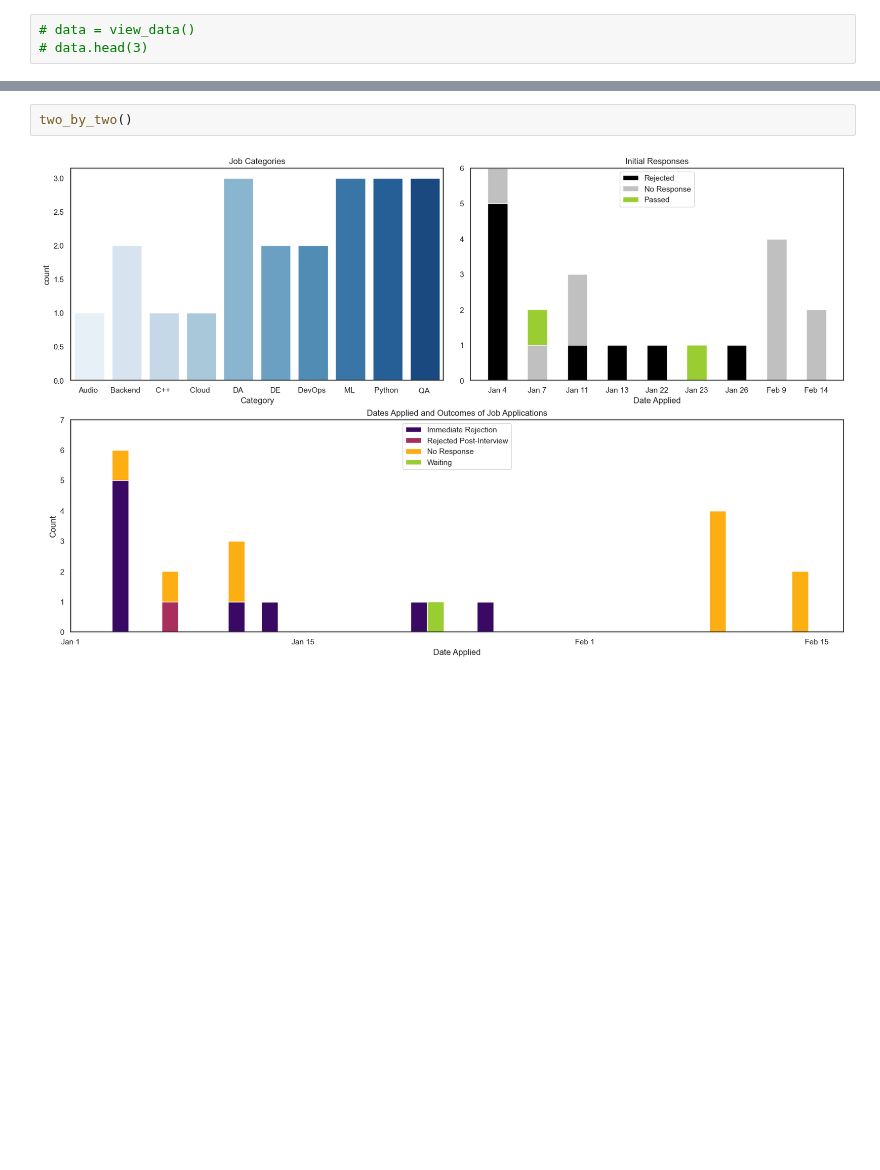
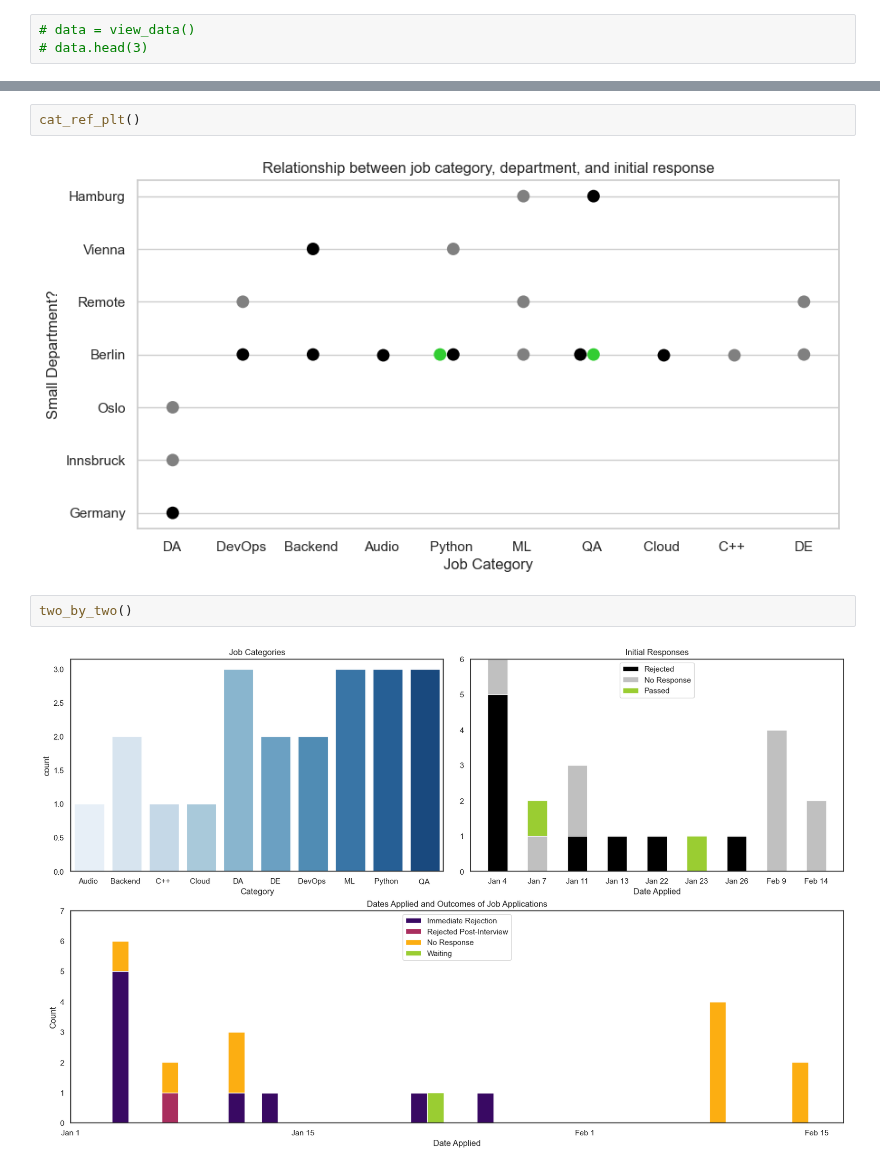
Before and after one commit to emilycardwell/my-jobs, a Jupyter notebook: jobs.ipynb, the cells around one changed output, grey strips where cells are left out. Saved outputs shown, nothing was run; the diff lists cells and outputs as text; blank space fills up the shorter version.

Commit message:
fixed dataexploration plot

```diff
--- a/jobs.ipynb
+++ b/jobs.ipynb
@@ -38,3 +21,7 @@ ValueError: No variables found for grid columns.
+# %%
+cat_ref_plt()
+# %% [output]
+[figure, added]
 # %%
 two_by_two()
 # %% [output]
```
Also changed, not shown: parts of 2 cells of this notebook, 1 other file.
